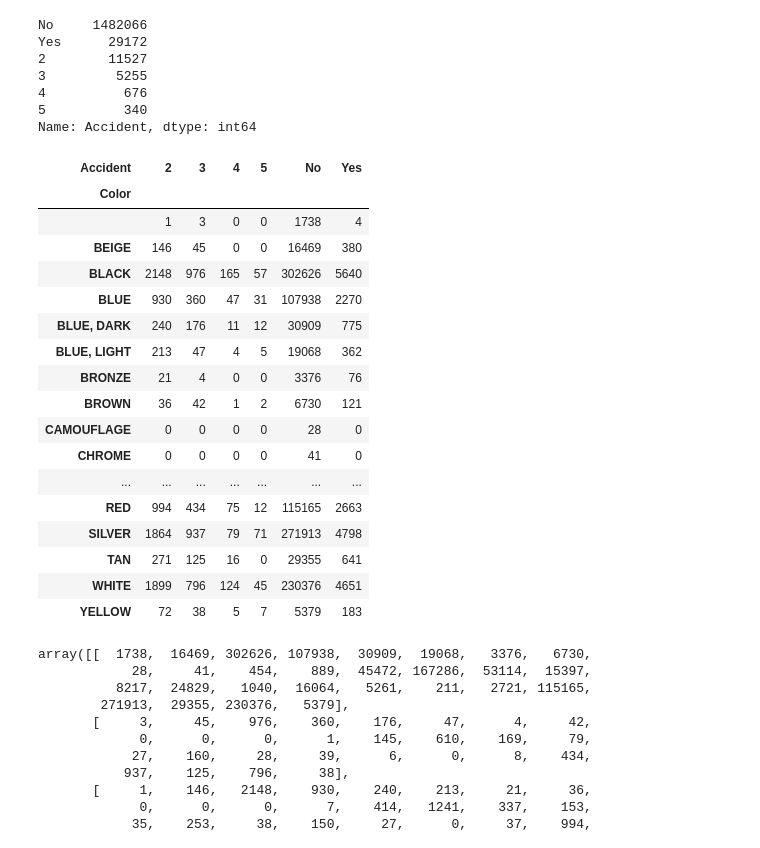
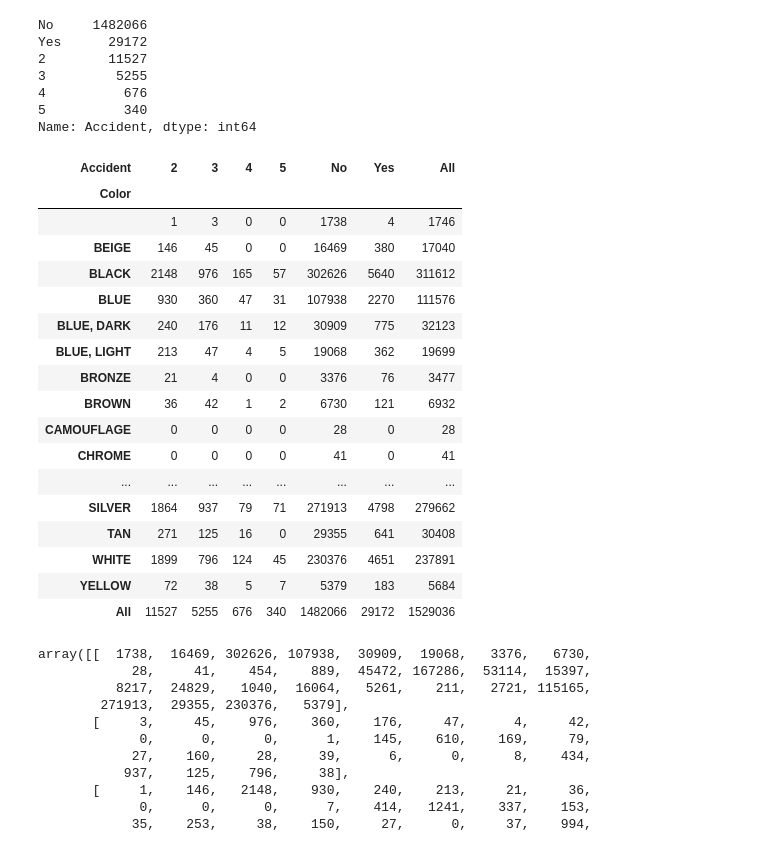
Before and after one commit to mguptaphd/Module3_Project, a Jupyter notebook: Chi-square.ipynb, the cells around one changed output. Saved outputs shown, nothing was run; the diff lists cells and outputs as text; code cells hidden in the pictures.

```diff
--- a/Chi-square.ipynb
+++ b/Chi-square.ipynb
@@ -74,29 +75,29 @@ Name: Accident, dtype: int64
 # %%
 contingency_table = pd.crosstab(
     df['Color'],
     df['Accident'],
-    margins = False
+    margins = True
 )
 contingency_table
 # %% [output]
-| Accident | 2 | 3 | 4 | 5 | No | Yes |
-| Color |  |  |  |  |  |  |
-|  | 1 | 3 | 0 | 0 | 1738 | 4 |
-| BEIGE | 146 | 45 | 0 | 0 | 16469 | 380 |
-| BLACK | 2148 | 976 | 165 | 57 | 302626 | 5640 |
-| BLUE | 930 | 360 | 47 | 31 | 107938 | 2270 |
-| BLUE, DARK | 240 | 176 | 11 | 12 | 30909 | 775 |
-| BLUE, LIGHT | 213 | 47 | 4 | 5 | 19068 | 362 |
-| BRONZE | 21 | 4 | 0 | 0 | 3376 | 76 |
-| BROWN | 36 | 42 | 1 | 2 | 6730 | 121 |
-| CAMOUFLAGE | 0 | 0 | 0 | 0 | 28 | 0 |
-| CHROME | 0 | 0 | 0 | 0 | 41 | 0 |
-| ... | ... | ... | ... | ... | ... | ... |
-| RED | 994 | 434 | 75 | 12 | 115165 | 2663 |
-| SILVER | 1864 | 937 | 79 | 71 | 271913 | 4798 |
-| TAN | 271 | 125 | 16 | 0 | 29355 | 641 |
-| WHITE | 1899 | 796 | 124 | 45 | 230376 | 4651 |
-| YELLOW | 72 | 38 | 5 | 7 | 5379 | 183 |
+| Accident | 2 | 3 | 4 | 5 | No | Yes | All |
+| Color |  |  |  |  |  |  |  |
+|  | 1 | 3 | 0 | 0 | 1738 | 4 | 1746 |
+| BEIGE | 146 | 45 | 0 | 0 | 16469 | 380 | 17040 |
+| BLACK | 2148 | 976 | 165 | 57 | 302626 | 5640 | 311612 |
+| BLUE | 930 | 360 | 47 | 31 | 107938 | 2270 | 111576 |
+| BLUE, DARK | 240 | 176 | 11 | 12 | 30909 | 775 | 32123 |
+| BLUE, LIGHT | 213 | 47 | 4 | 5 | 19068 | 362 | 19699 |
+| BRONZE | 21 | 4 | 0 | 0 | 3376 | 76 | 3477 |
+| BROWN | 36 | 42 | 1 | 2 | 6730 | 121 | 6932 |
+| CAMOUFLAGE | 0 | 0 | 0 | 0 | 28 | 0 | 28 |
+| CHROME | 0 | 0 | 0 | 0 | 41 | 0 | 41 |
+| ... | ... | ... | ... | ... | ... | ... | ... |
+| SILVER | 1864 | 937 | 79 | 71 | 271913 | 4798 | 279662 |
+| TAN | 271 | 125 | 16 | 0 | 29355 | 641 | 30408 |
+| WHITE | 1899 | 796 | 124 | 45 | 230376 | 4651 | 237891 |
+| YELLOW | 72 | 38 | 5 | 7 | 5379 | 183 | 5684 |
+| All | 11527 | 5255 | 676 | 340 | 1482066 | 29172 | 1529036 |
 # %%
 f_obs = np.array([contingency_table['No'].values,
                   contingency_table['3'].values,
```
Also changed, not shown: parts of 2 cells of this notebook, 1 other file.
